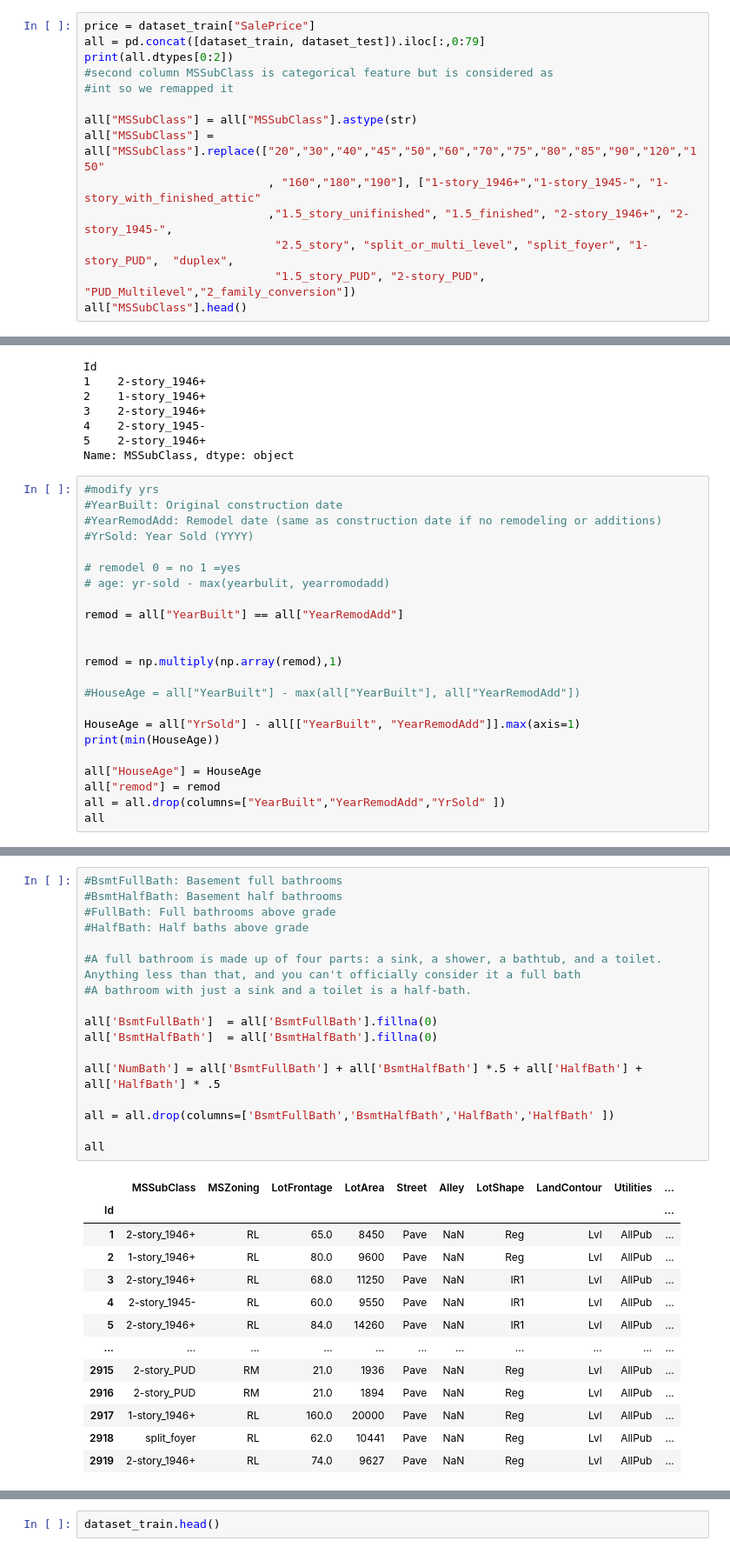
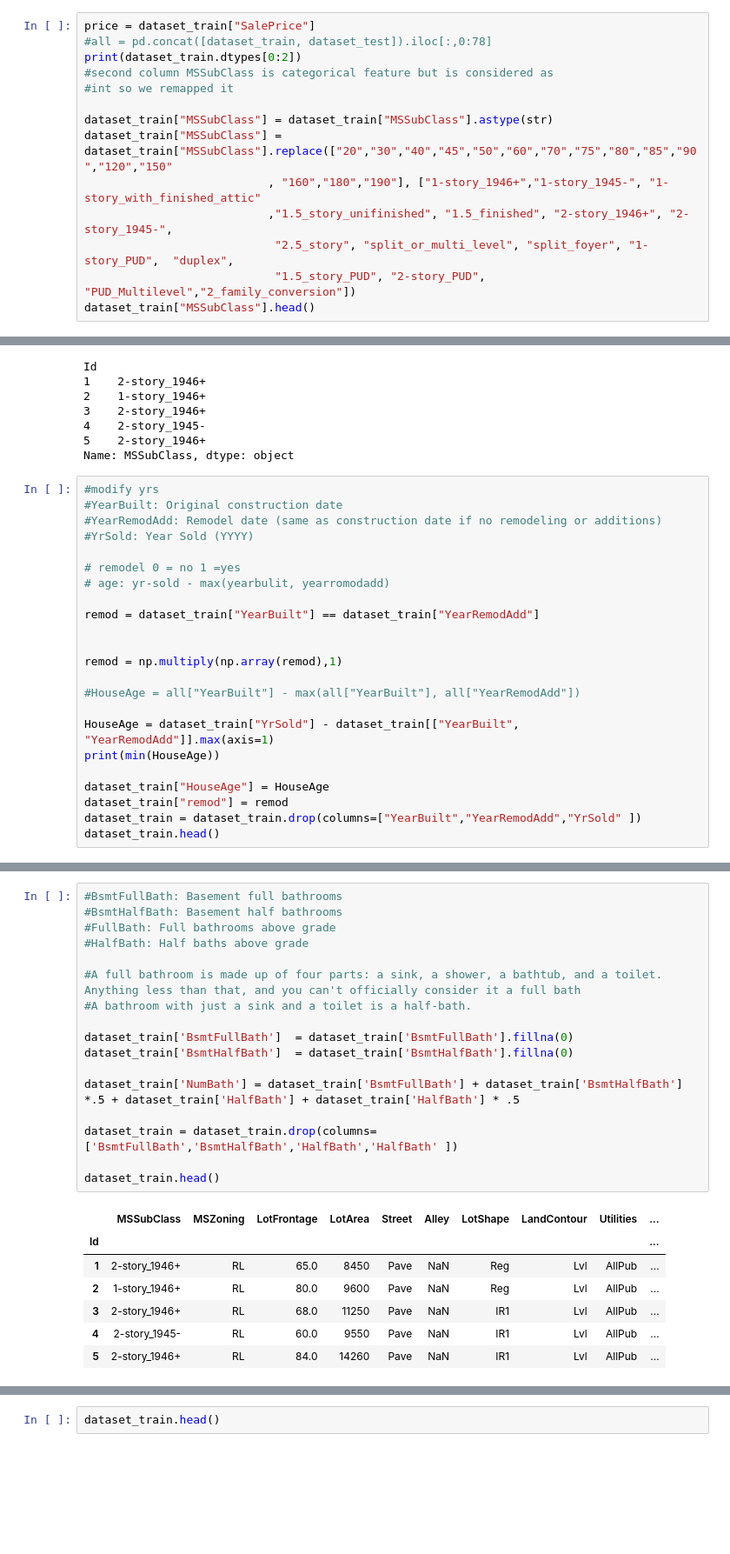
Before and after one commit to woonsupkim/HouseSalesPrice_Prediction, a Jupyter notebook: HousePrice.ipynb, the cells around one changed output, grey strips where cells are left out. Shown at 87% size. Saved outputs shown, nothing was run; the diff lists cells and outputs as text; blank space fills up the shorter version.

```diff
--- a/HousePrice.ipynb
+++ b/HousePrice.ipynb
@@ -79,18 +79,18 @@ sns.heatmap(cor_numVar, cmap='coolwarm', fmt='.2f', annot=True)
 [figure]
 # %%
 price = dataset_train["SalePrice"]
-all = pd.concat([dataset_train, dataset_test]).iloc[:,0:79]
-print(all.dtypes[0:2])
+#all = pd.concat([dataset_train, dataset_test]).iloc[:,0:78]
+print(dataset_train.dtypes[0:2])
 #second column MSSubClass is categorical feature but is considered as
 #int so we remapped it
 
-all["MSSubClass"] = all["MSSubClass"].astype(str)
-all["MSSubClass"] = all["MSSubClass"].replace(["20","30","40","45","50","60","70","75","80","85","90","120","150"
+dataset_train["MSSubClass"] = dataset_train["MSSubClass"].astype(str)
+dataset_train["MSSubClass"] = dataset_train["MSSubClass"].replace(["20","30","40","45","50","60","70","75","80","85","90","120","150"
                            , "160","180","190"], ["1-story_1946+","1-story_1945-", "1-story_with_finished_attic"
                            ,"1.5_story_unifinished", "1.5_finished", "2-story_1946+", "2-story_1945-",
                             "2.5_story", "split_or_multi_level", "split_foyer", "1-story_PUD",  "duplex",
                             "1.5_story_PUD", "2-story_PUD", "PUD_Multilevel","2_family_conversion"])
-all["MSSubClass"].head()
+dataset_train["MSSubClass"].head()
 # %% [output]
 MSSubClass     int64
 MSZoning      object
@@ -111,18 +111,18 @@ Name: MSSubClass, dtype: object
 # remodel 0 = no 1 =yes
 # age: yr-sold - max(yearbulit, yearromodadd)
 
-remod = all["YearBuilt"] == all["YearRemodAdd"]
+remod = dataset_train["YearBuilt"] == dataset_train["YearRemodAdd"]
 
 
 remod = np.multiply(np.array(remod),1)
 
 #HouseAge = all["YearBuilt"] - max(all["YearBuilt"], all["YearRemodAdd"])
 
-HouseAge = all["YrSold"] - all[["YearBuilt", "YearRemodAdd"]].max(axis=1)
+HouseAge = dataset_train["YrSold"] - dataset_train[["YearBuilt", "YearRemodAdd"]].max(axis=1)
 print(min(HouseAge))
 
-all["HouseAge"] = HouseAge
-all["remod"] = remod
-all = all.drop(columns=["YearBuilt","YearRemodAdd","YrSold" ])
-all
+dataset_train["HouseAge"] = HouseAge
+dataset_train["remod"] = remod
+dataset_train = dataset_train.drop(columns=["YearBuilt","YearRemodAdd","YrSold" ])
+dataset_train.head()
 # %% [output]
@@ -144,31 +138,25 @@ all
 # %%
 #BsmtFullBath: Basement full bathrooms
 #BsmtHalfBath: Basement half bathrooms
 #FullBath: Full bathrooms above grade
 #HalfBath: Half baths above grade
 
 #A full bathroom is made up of four parts: a sink, a shower, a bathtub, and a toilet. Anything less than that, and you can't officially consider it a full bath
 #A bathroom with just a sink and a toilet is a half-bath.
 
-all['BsmtFullBath']  = all['BsmtFullBath'].fillna(0)
-all['BsmtHalfBath']  = all['BsmtHalfBath'].fillna(0)
+dataset_train['BsmtFullBath']  = dataset_train['BsmtFullBath'].fillna(0)
+dataset_train['BsmtHalfBath']  = dataset_train['BsmtHalfBath'].fillna(0)
 
-all['NumBath'] = all['BsmtFullBath'] + all['BsmtHalfBath'] *.5 + all['HalfBath'] + all['HalfBath'] * .5
+dataset_train['NumBath'] = dataset_train['BsmtFullBath'] + dataset_train['BsmtHalfBath'] *.5 + dataset_train['HalfBath'] + dataset_train['HalfBath'] * .5
 
-all = all.drop(columns=['BsmtFullBath','BsmtHalfBath','HalfBath','HalfBath' ])
+dataset_train = dataset_train.drop(columns=['BsmtFullBath','BsmtHalfBath','HalfBath','HalfBath' ])
 
-all
+dataset_train.head()
 # %% [output]
 |  | MSSubClass | MSZoning | LotFrontage | LotArea | Street | Alley | LotShape | LandContour | Utilities | ... |
 | Id |  |  |  |  |  |  |  |  |  | ... |
 | 1 | 2-story_1946+ | RL | 65.0 | 8450 | Pave | NaN | Reg | Lvl | AllPub | ... |
 | 2 | 1-story_1946+ | RL | 80.0 | 9600 | Pave | NaN | Reg | Lvl | AllPub | ... |
 | 3 | 2-story_1946+ | RL | 68.0 | 11250 | Pave | NaN | IR1 | Lvl | AllPub | ... |
 | 4 | 2-story_1945- | RL | 60.0 | 9550 | Pave | NaN | IR1 | Lvl | AllPub | ... |
 | 5 | 2-story_1946+ | RL | 84.0 | 14260 | Pave | NaN | IR1 | Lvl | AllPub | ... |
-| ... | ... | ... | ... | ... | ... | ... | ... | ... | ... | ... |
-| 2915 | 2-story_PUD | RM | 21.0 | 1936 | Pave | NaN | Reg | Lvl | AllPub | ... |
-| 2916 | 2-story_PUD | RM | 21.0 | 1894 | Pave | NaN | Reg | Lvl | AllPub | ... |
-| 2917 | 1-story_1946+ | RL | 160.0 | 20000 | Pave | NaN | Reg | Lvl | AllPub | ... |
-| 2918 | split_foyer | RL | 62.0 | 10441 | Pave | NaN | Reg | Lvl | AllPub | ... |
-| 2919 | 2-story_1946+ | RL | 74.0 | 9627 | Pave | NaN | Reg | Lvl | AllPub | ... |
```
Also changed, not shown: parts of 20 cells of this notebook, 1 other file.
